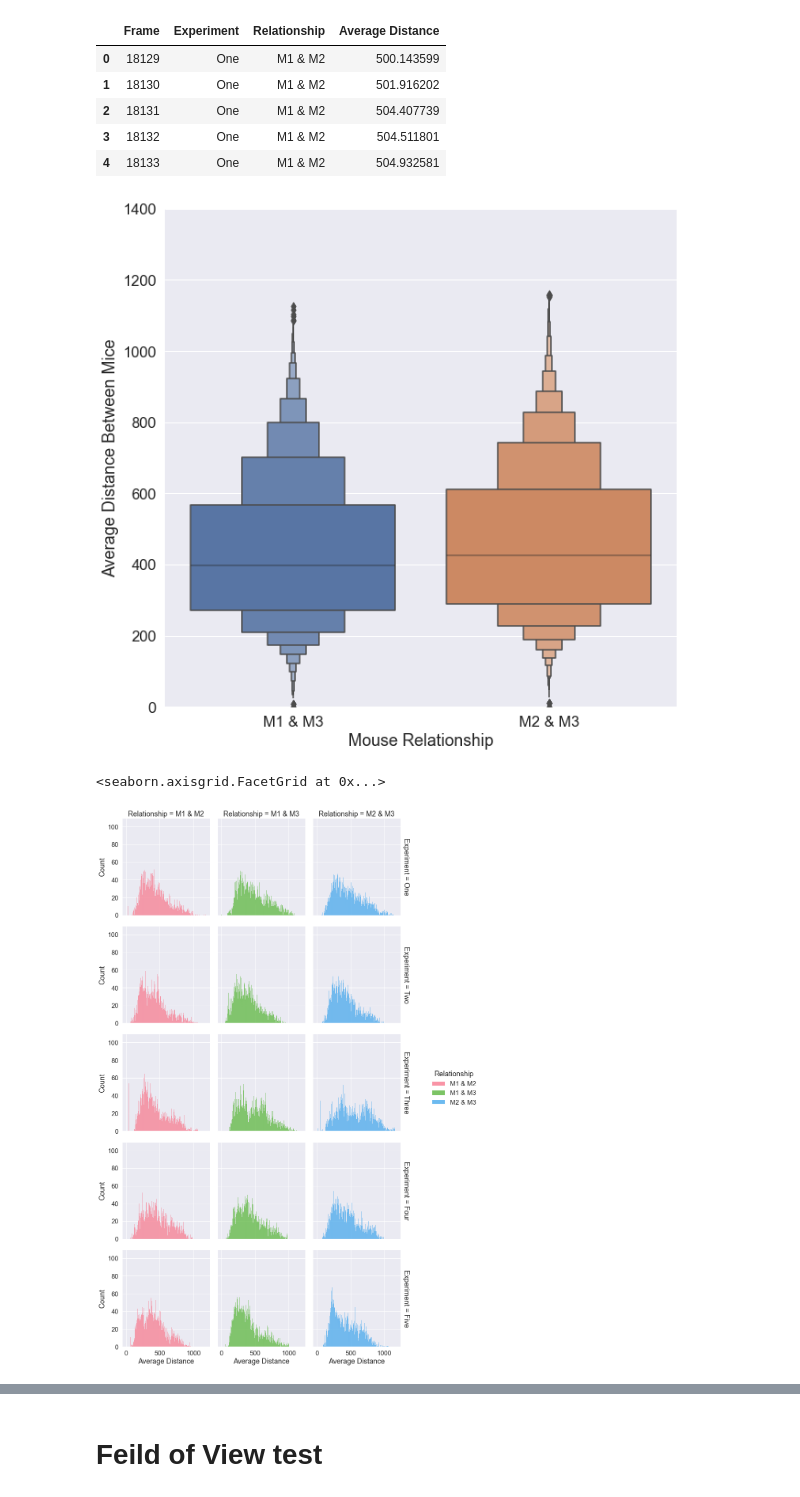
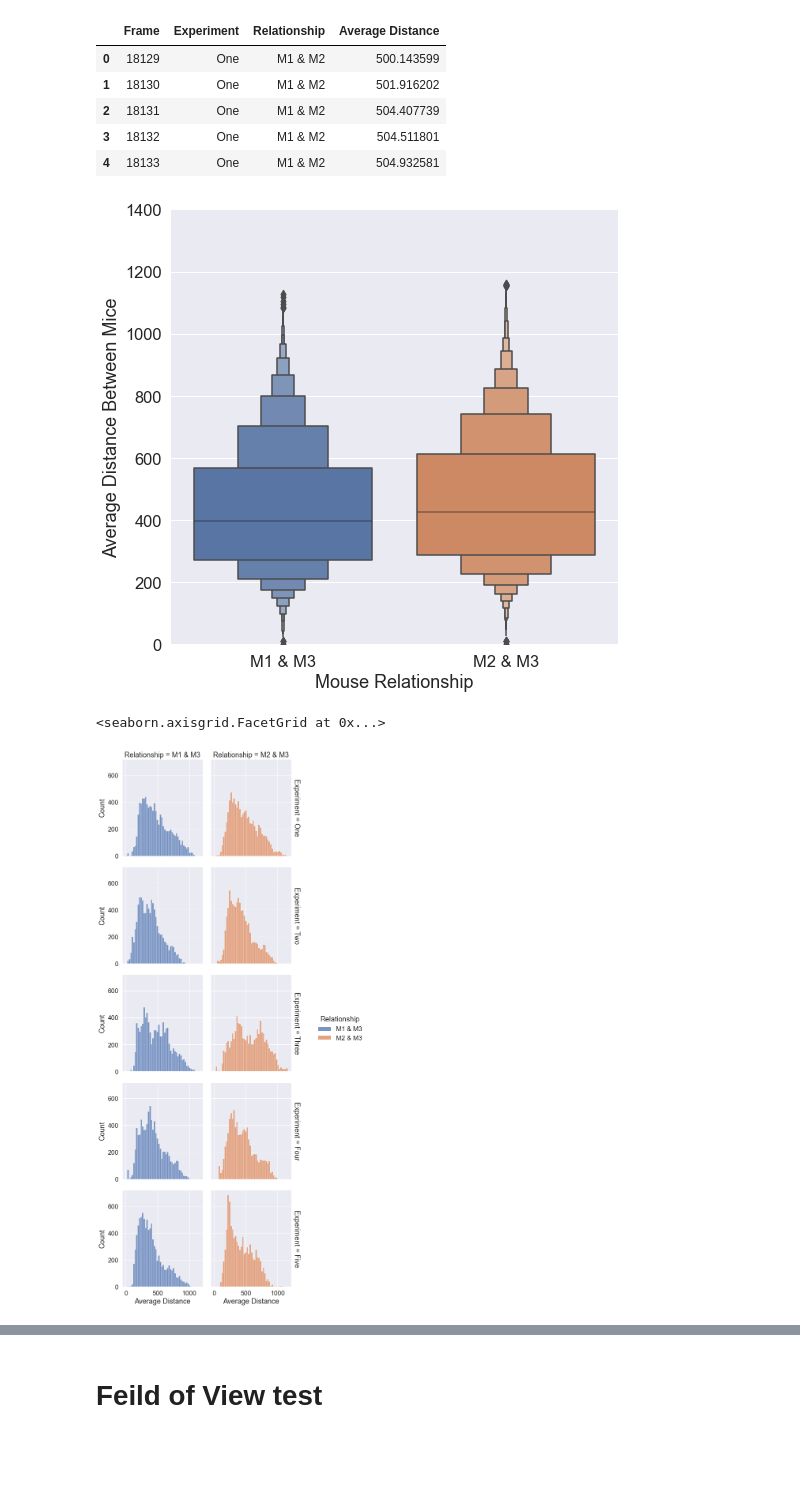
Before and after one commit to Frost-Lab-Utah/DLC, a Jupyter notebook: DLC_WT_social_trial.ipynb, the cells around one changed output, grey strips where cells are left out. Cells and saved outputs as stored; diff of their text form; code cells hidden in the pictures; blank space fills up the shorter version.

```diff
--- a/DLC_WT_social_trial.ipynb
+++ b/DLC_WT_social_trial.ipynb
@@ -701,7 +701,7 @@ epoch3_melt_df.head()
 | 4 | 18133 | One | M1 & M2 | 504.932581 |
 # %%
 #Show the distributions of total average distancee between the different mice from the M3 prespective
-plt.figure(figsize=(10,10))
+plt.figure(figsize=(8,8))
 ax = sns.set(font_scale=1.5)
 ax = sns.boxenplot(x=epoch3_melt_df['Relationship'].loc[45257:], #palette="dark",
                    y='Average Distance',
@@ -713,16 +713,18 @@ sns.despine(left=True, bottom=True)
 
 #plt.savefig(f'dlc_example_boxenplot.png', dpi=900, bbox_inches='tight')
 # %% [output]
-[figure, old version]
+[figure, new version]
 # %%
 #For each pair in each experiment, 5sec bins (appx. 5mins x 30fps)
 sns.displot(
-    epoch3_melt_df, x="Average Distance", col="Relationship", row="Experiment",
-    bins=600, hue="Relationship", palette="husl", height=4, facet_kws=dict(margin_titles=True),
+    epoch3_melt_df.loc[45257:], x="Average Distance", col="Relationship", row="Experiment",
+    bins=50, hue="Relationship", #palette="husl",
+    height=4, facet_kws=dict(margin_titles=True),
 )
+#plt.savefig(f'dlc_example_boxenplot.png', dpi=900, bbox_inches='tight')
 # %% [output]
 <seaborn.axisgrid.FacetGrid at 0x...>
-[figure, old version]
+[figure, new version]
 # %%
 #Plotting only the M3 related data - how the distane of the M3's interactions change over the course of the video
 sns.lmplot(x='Frame', y="Average Distance",data=epoch3_melt_df.loc[45257:], hue="Relationship",
```
Also changed, not shown: parts of 14 cells of this notebook.
